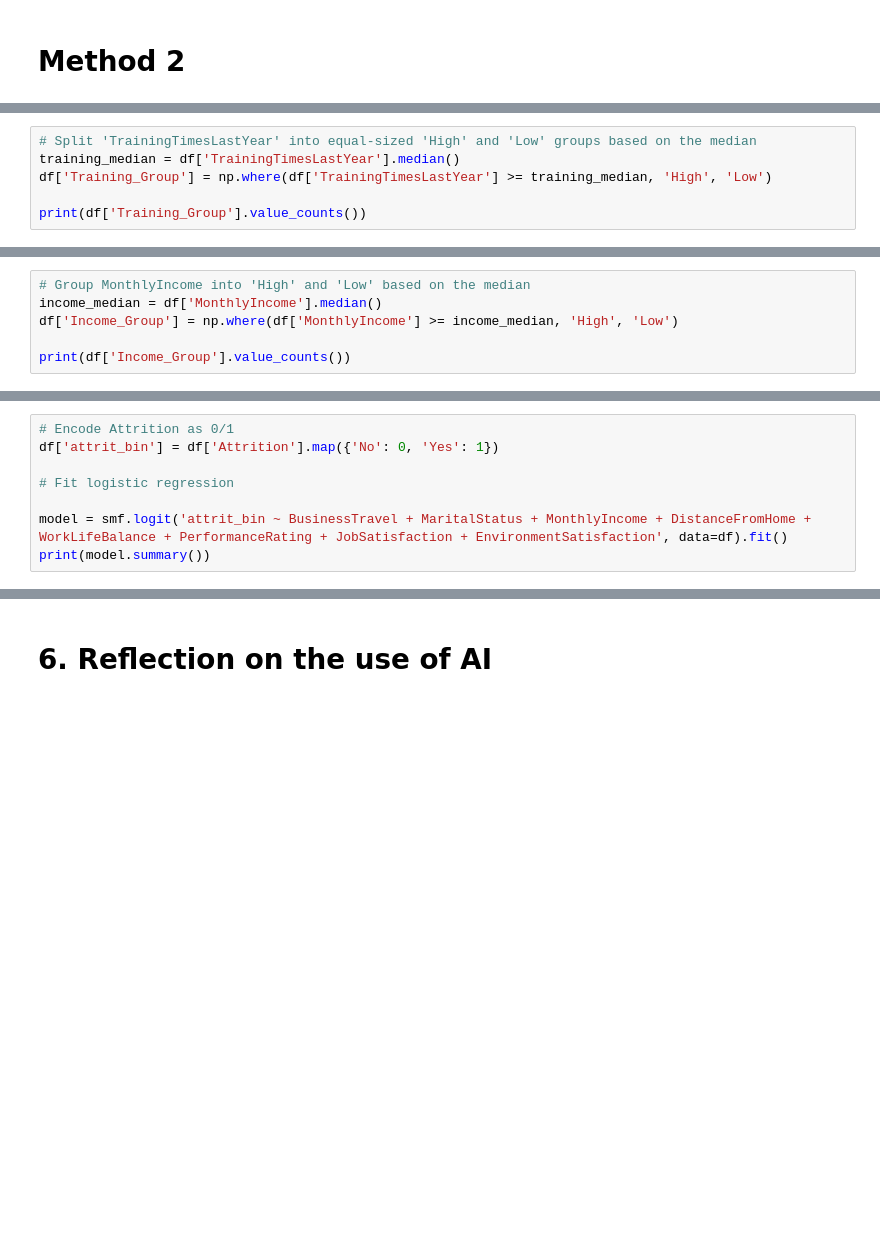
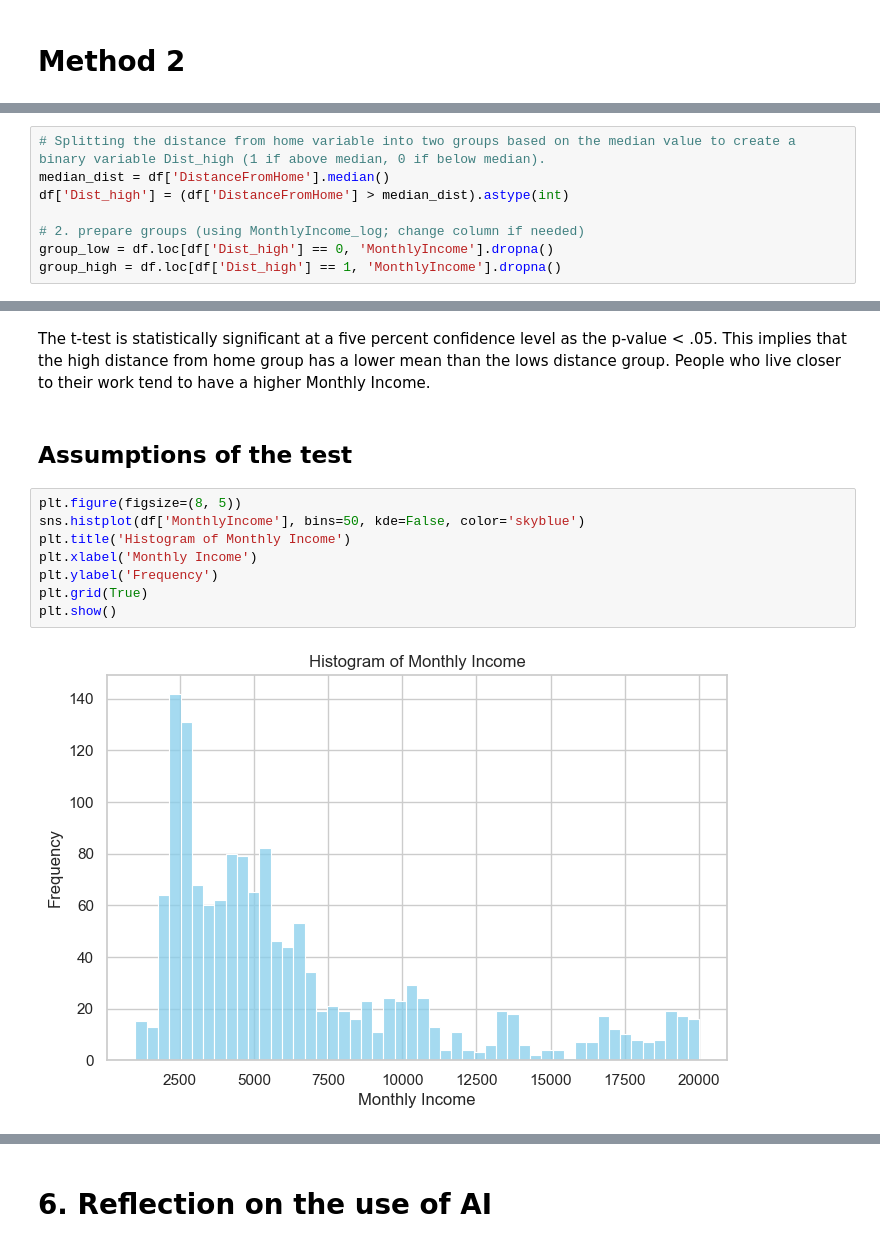
Before and after one commit to pepi151101/Research-Methods, a Jupyter notebook: Project 1.ipynb, the cells around one changed output, grey strips where cells are left out. Drawn from its saved outputs; the diff is of its cells as text; blank space fills up the shorter version.

```diff
--- a/Project 1.ipynb
+++ b/Project 1.ipynb
@@ -1139,6 +1006,0 @@ p-value less: 0.7187
-# %%
-# Split 'TrainingTimesLastYear' into equal-sized 'High' and 'Low' groups based on the median
-training_median = df['TrainingTimesLastYear'].median()
-df['Training_Group'] = np.where(df['TrainingTimesLastYear'] >= training_median, 'High', 'Low')
-
-print(df['Training_Group'].value_counts())
@@ -1229,6 +1006,0 @@ p-value less: 0.0000
-# %%
-# Group MonthlyIncome into 'High' and 'Low' based on the median
-income_median = df['MonthlyIncome'].median()
-df['Income_Group'] = np.where(df['MonthlyIncome'] >= income_median, 'High', 'Low')
-
-print(df['Income_Group'].value_counts())
@@ -1798,8 +1006,0 @@ print(summary_df)
-# %%
-# Encode Attrition as 0/1
-df['attrit_bin'] = df['Attrition'].map({'No': 0, 'Yes': 1})
-
-# Fit logistic regression
-
-model = smf.logit('attrit_bin ~ BusinessTravel + MaritalStatus + MonthlyIncome + DistanceFromHome + WorkLifeBalance + PerformanceRating + JobSatisfaction + EnvironmentSatisfaction', data=df).fit()
-print(model.summary())
@@ -1833,0 +1013,8 @@ We can argue that the model is not very useful for predictions due to the the lo
+# %%
+# Splitting the distance from home variable into two groups based on the median value to create a binary variable Dist_high (1 if above median, 0 if below median).
+median_dist = df['DistanceFromHome'].median()
+df['Dist_high'] = (df['DistanceFromHome'] > median_dist).astype(int)
+
+# 2. prepare groups (using MonthlyIncome_log; change column if needed)
+group_low = df.loc[df['Dist_high'] == 0, 'MonthlyIncome'].dropna()
+group_high = df.loc[df['Dist_high'] == 1, 'MonthlyIncome'].dropna()
@@ -1833,0 +1057,14 @@ We can argue that the model is not very useful for predictions due to the the lo
+# %% [markdown]
+The t-test is statistically significant at a five percent confidence level as the p-value < .05. This implies that the high distance from home group has a lower mean than the lows distance group. People who live closer to their work tend to have a higher Monthly Income.
+# %% [markdown]
+## Assumptions of the test
+# %%
+plt.figure(figsize=(8, 5))
+sns.histplot(df['MonthlyIncome'], bins=50, kde=False, color='skyblue')
+plt.title('Histogram of Monthly Income')
+plt.xlabel('Monthly Income')
+plt.ylabel('Frequency')
+plt.grid(True)
+plt.show()
+# %% [output]
+[figure, added]
```
Also changed, not shown: parts of 67 cells of this notebook.
